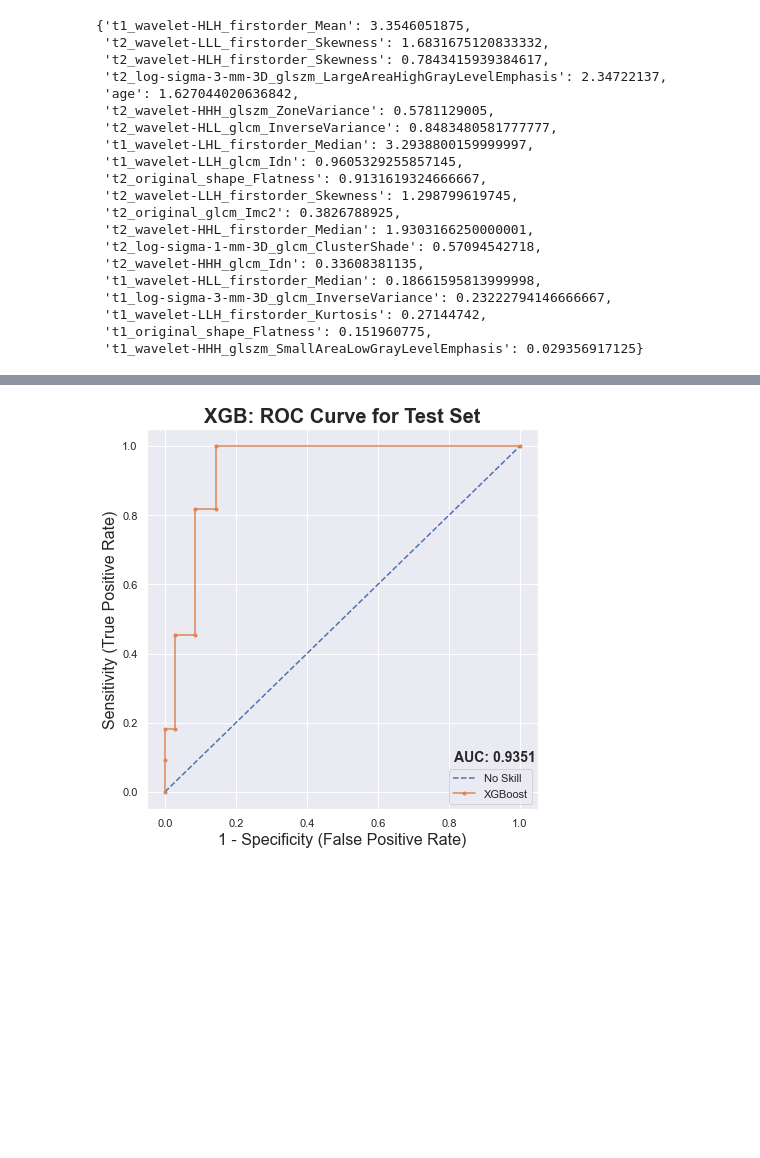
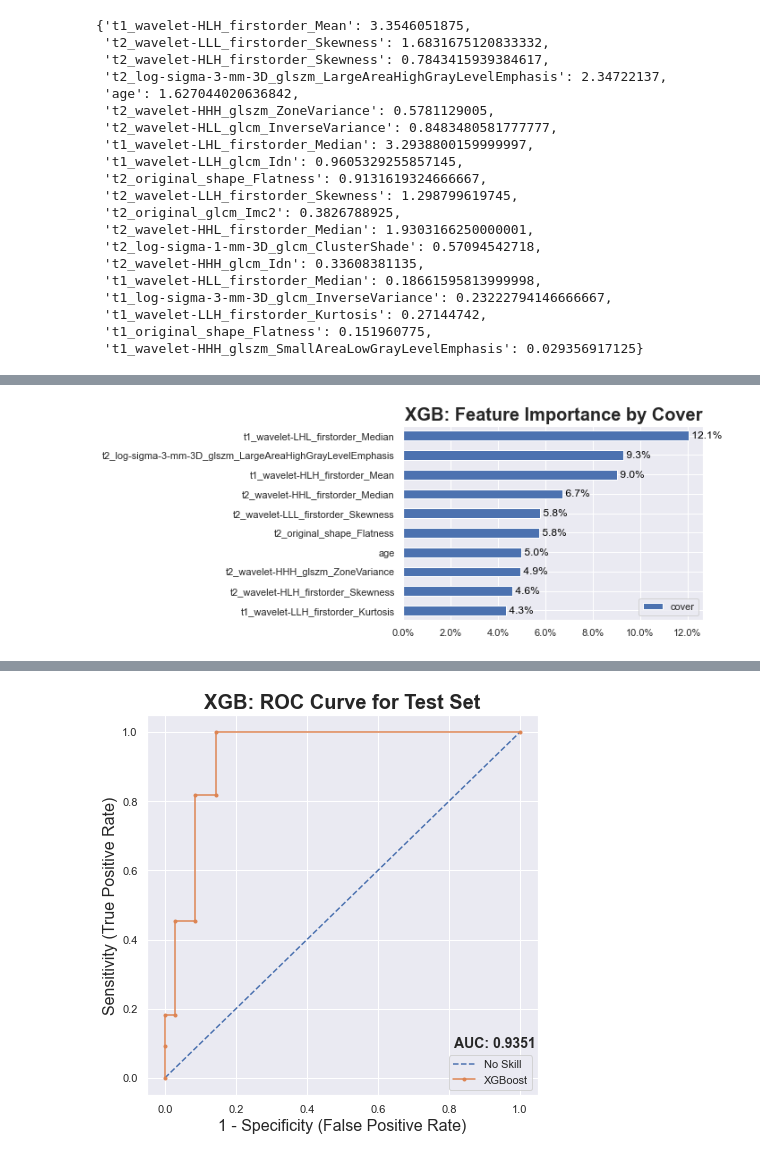
Before and after one commit to koalateectrl/tumor-classification, a Jupyter notebook: PNET_study/pnet-hgg/pnet-hgg.ipynb, the cells around one changed output, grey strips where cells are left out. Saved outputs shown, nothing was run; the diff lists cells and outputs as text; code cells hidden in the pictures; blank space fills up the shorter version.

```diff
--- a/PNET_study/pnet-hgg/pnet-hgg.ipynb
+++ b/PNET_study/pnet-hgg/pnet-hgg.ipynb
@@ -899,0 +891,4 @@ for i, v in enumerate(sorted(values)):
+# %%
+feature_importance_graph(xgb_model, 'cover', 10)
+# %% [output]
+[figure, added]
```
Also changed, not shown: parts of 10 cells of this notebook.
